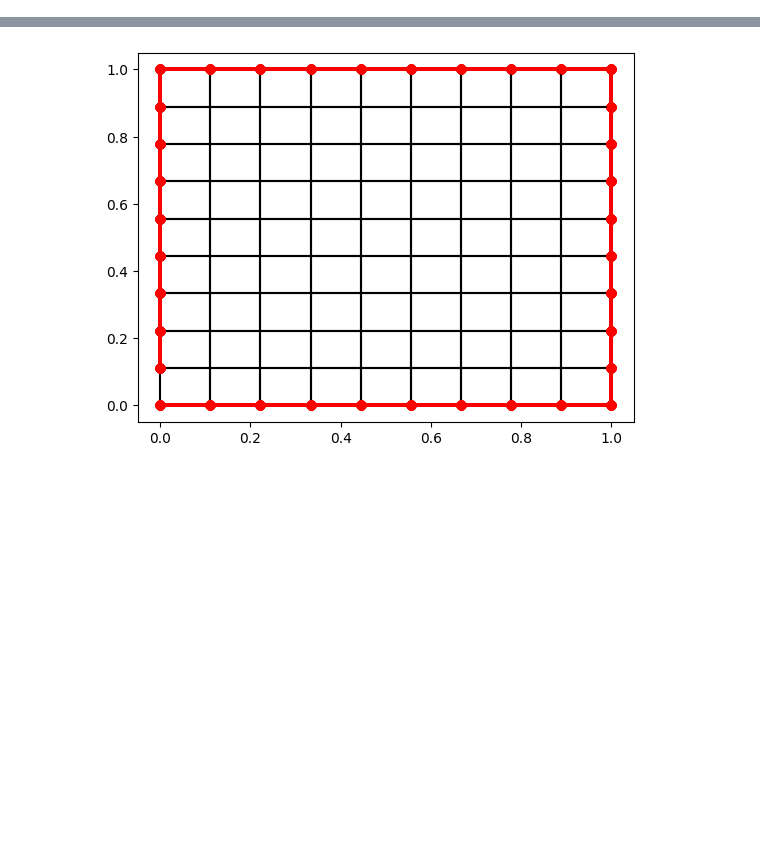
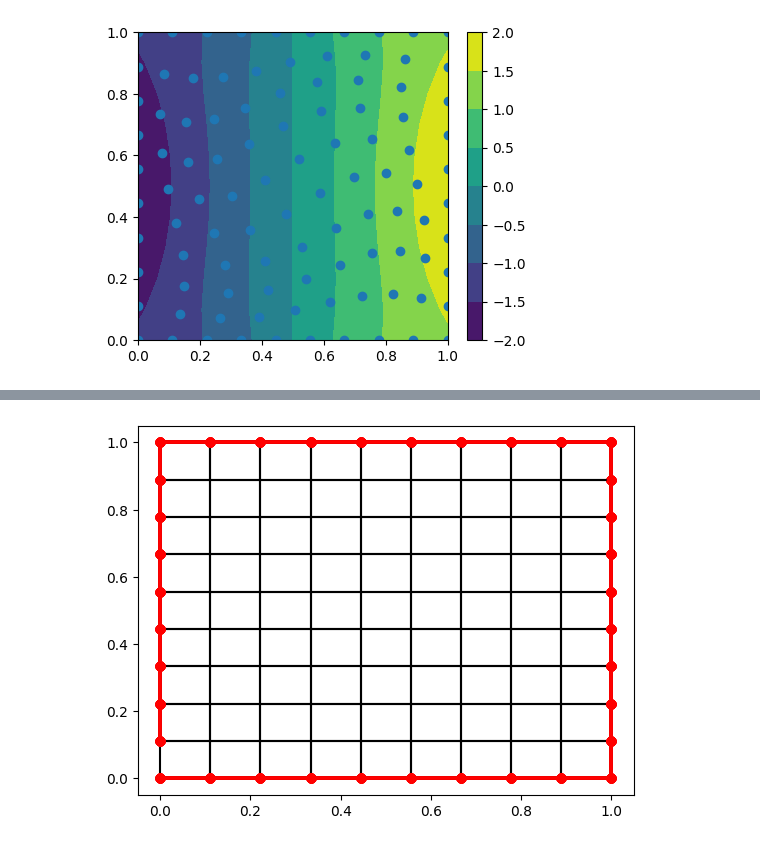
Before and after one commit to jh6220/SINNs-FEM, a Jupyter notebook: SINNs_FEM.ipynb, the cells around one changed output, grey strips where cells are left out. Drawn from its saved outputs; the diff is of its cells as text; code cells hidden in the pictures; blank space fills up the shorter version.

```diff
--- a/SINNs_FEM.ipynb
+++ b/SINNs_FEM.ipynb
@@ -6,0 +386,17 @@ import tensorflow as tf
+# %%
+X,Y = np.meshgrid(np.linspace(0,1,11), np.linspace(0,1,11))
+xi = np.array([X.flatten(), Y.flatten()]).T
+
+l_grid = interpolate.griddata(nodes, l, xi, method='cubic')
+l_grid = l_grid.reshape(11,11,r)
+
+plt.figure(figsize=(5*r,4))
+for i in range(r):
+    plt.subplot(1,r,i+1)
+    plt.contourf(X,Y,l_grid[:,:,i])
+    plt.colorbar()
+    plt.scatter(nodes[:,0],nodes[:,1])
+
+plt.show()
+# %% [output]
+[figure, added]
```
Also changed, not shown: parts of 14 cells of this notebook, 1 other file.
